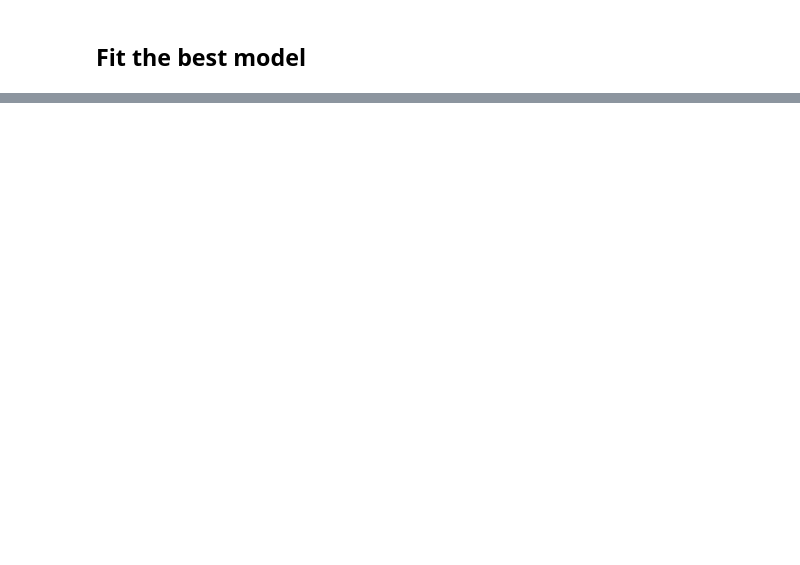
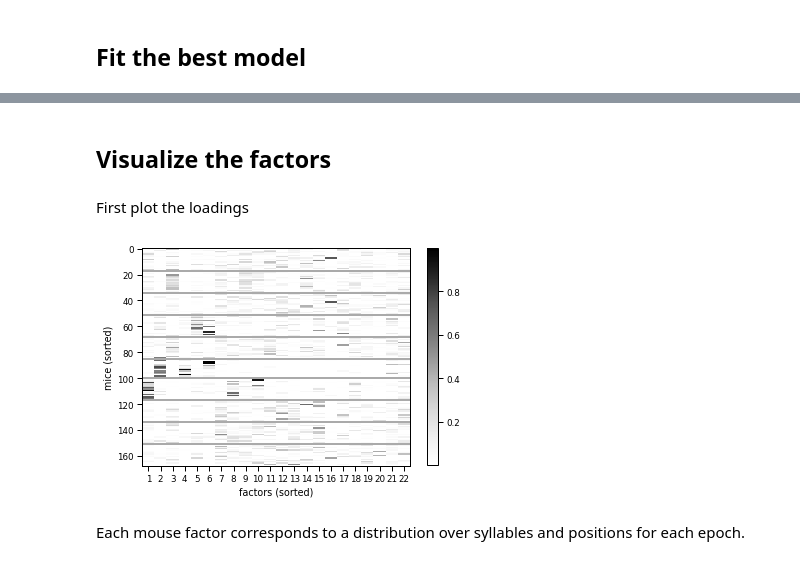
Before and after one commit to lindermanlab/dirichlet-tucker, a Jupyter notebook: analysis/serotonin/serotonin_postprocess.ipynb, the cells around one changed output, grey strips where cells are left out. Drawn from its saved outputs; the diff is of its cells as text; code cells hidden in the pictures; blank space fills up the shorter version.

```diff
--- a/analysis/serotonin/serotonin_postprocess.ipynb
+++ b/analysis/serotonin/serotonin_postprocess.ipynb
@@ -133,0 +195,14 @@ done
+# %%
+drugs = np.load("/home/groups/swl1/swl1/drug_ids.npy")
+group_sizes = np.bincount(drugs)[1:]
+drug_names = ["2A+", "2AC+", "2C+", "2A-", "2C-", "1A+", "1B+", "1A-", "1B-", "SAL"]
+drug_colors = ["#75C9B9",
+               "#FCEC6F",
+               "#9F98CA",
+               "#F15C4E",
+               "#5FAAD3",
+               "#F99D3E",
+               "#AED24D",
+               "#F5A7C9",
+               "#B565A9",
+               "#CDD0BD"]
@@ -133,0 +246,12 @@ done
+# %%
+# Sort factors by single model performance
+scores = []
+lps = []
+for k in range(km):
+    lr = LogisticRegression()
+    lr.fit(M_factors[:, k:k+1], drugs)
+    lps.append(lr.predict_log_proba(M_factors[:, k:k+1])[np.arange(168), drugs-1].mean())
+    scores.append(lr.score(M_factors[:, k:k+1], drugs))
+
+# factor_perm = np.argsort(-np.array(scores))
+factor_perm = np.argsort(-np.array(lps))
@@ -133,0 +275,21 @@ done
+# %% [markdown]
+## Visualize the factors
+# %% [markdown]
+First plot the loadings
+# %%
+# factor_perm = np.argsort(-np.linalg.norm(classifier.coef_, axis=0))
+mouse_perm = np.argsort(drugs)
+
+plt.imshow(M_factors[np.ix_(mouse_perm, factor_perm)],
+           aspect="auto", interpolation="none", cmap="Greys")
+for i in np.cumsum(group_sizes)[:-1]:
+    plt.axhline(i, color='#AAAAAA', lw=2)
+plt.xlabel("factors (sorted)")
+plt.xticks(np.arange(km), np.arange(km)+1)
+plt.ylabel("mice (sorted)")
+plt.colorbar()
+plt.gcf().patch.set_color("w")
+# %% [output]
+[figure, added]
+# %% [markdown]
+Each mouse factor corresponds to a distribution over syllables and positions for each epoch.
```
Also changed, not shown: parts of 21 cells of this notebook.
